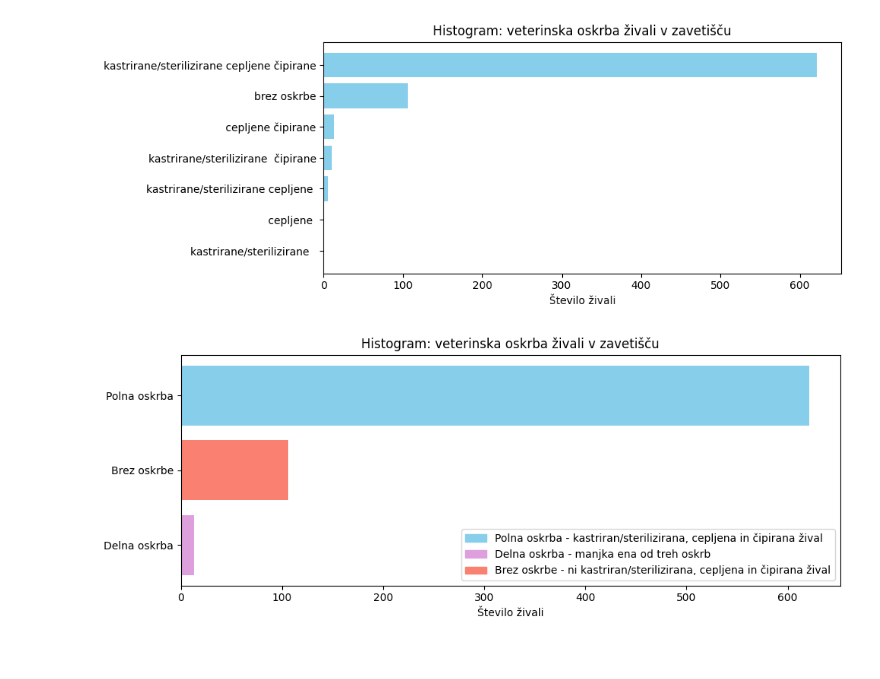
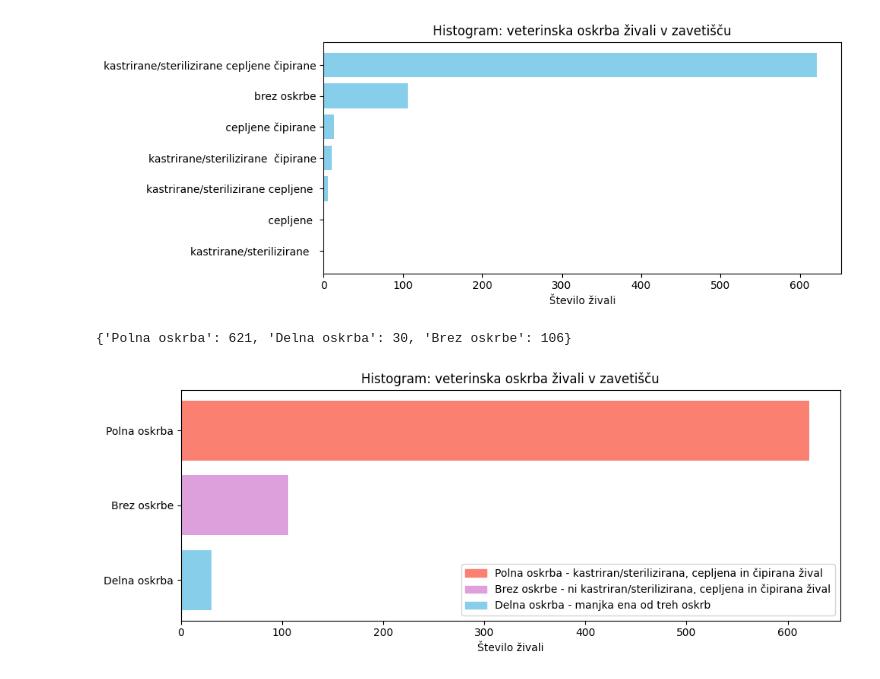
Before and after one commit to matevzb03/PR24MBPZNK, a Jupyter notebook: osnovneStatistike.ipynb, the cells around one changed output. Drawn from its saved outputs; the diff is of its cells as text; code cells hidden in the pictures.

```diff
--- a/osnovneStatistike.ipynb
+++ b/osnovneStatistike.ipynb
@@ -110,8 +110,8 @@ plt.show()
 # %% [output]
 [figure]
 # %%
-# ista stvar nvm kaj je bolš
-labels = []
+labels = {"Polna oskrba": 0, "Delna oskrba": 0, "Brez oskrbe": 0}
+
 for parametri, n in sortedOskrba:
     #za labels v grafu
     if parametri[0] == 1 and parametri[1] == 1 and parametri[2] == 1:
@@ -120,26 +120,33 @@ for parametri, n in sortedOskrba:
         parms = "Brez oskrbe"
     else:
         parms = "Delna oskrba"
-    labels.append((parms, n))
+    labels[parms] += n
+    #izpis
+
+print(labels)
+# %% [output]
+{'Polna oskrba': 621, 'Delna oskrba': 30, 'Brez oskrbe': 106}
 # %%
 import matplotlib.patches as mpatches
 
-kategorije = [parametri for parametri, _ in labels][::-1]
-koliko = [n for _, n in labels][::-1]
+sortedLabels = sorted(labels.items(), key=lambda x: x[1], reverse=True) # uredi
+kategorije = [parametri for parametri, _ in sortedLabels][::-1]
+koliko = [n for _, n in sortedLabels][::-1]
 colors = ['skyblue', 'plum', 'salmon']
 
 plt.figure(figsize=(10, 4))
 bars = plt.barh(kategorije, koliko, color=colors)
 plt.xlabel('Število živali')
 plt.title('Histogram: veterinska oskrba živali v zavetišču')
 plt.tight_layout()
 
-#legenda
-legend_patches = [mpatches.Patch(color=color) for color in colors]
+# Legend
 legend_labels = ['Polna oskrba - kastriran/sterilizirana, cepljena in čipirana žival',
+                 'Brez oskrbe - ni kastriran/sterilizirana, cepljena in čipirana žival',
                  'Delna oskrba - manjka ena od treh oskrb',
-                 'Brez oskrbe - ni kastriran/sterilizirana, cepljena in čipirana žival']
-plt.legend(legend_patches, legend_labels, loc='lower right')
+                ]
+legend_patches = [mpatches.Patch(color=color, label=label) for color, label in zip(colors[::-1], legend_labels)]
+plt.legend(handles=legend_patches, loc='lower right')
 plt.show()
 # %% [output]
-[figure, old version]
+[figure, new version]
```
